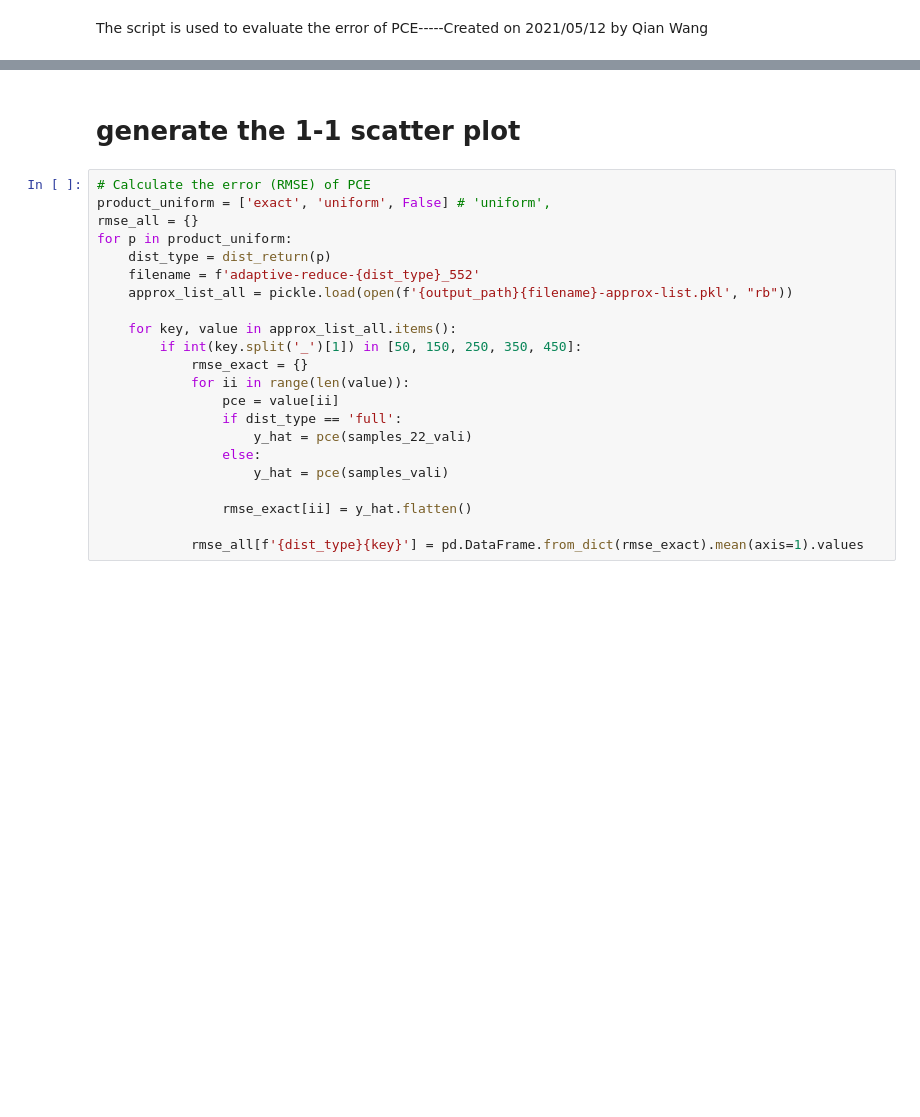
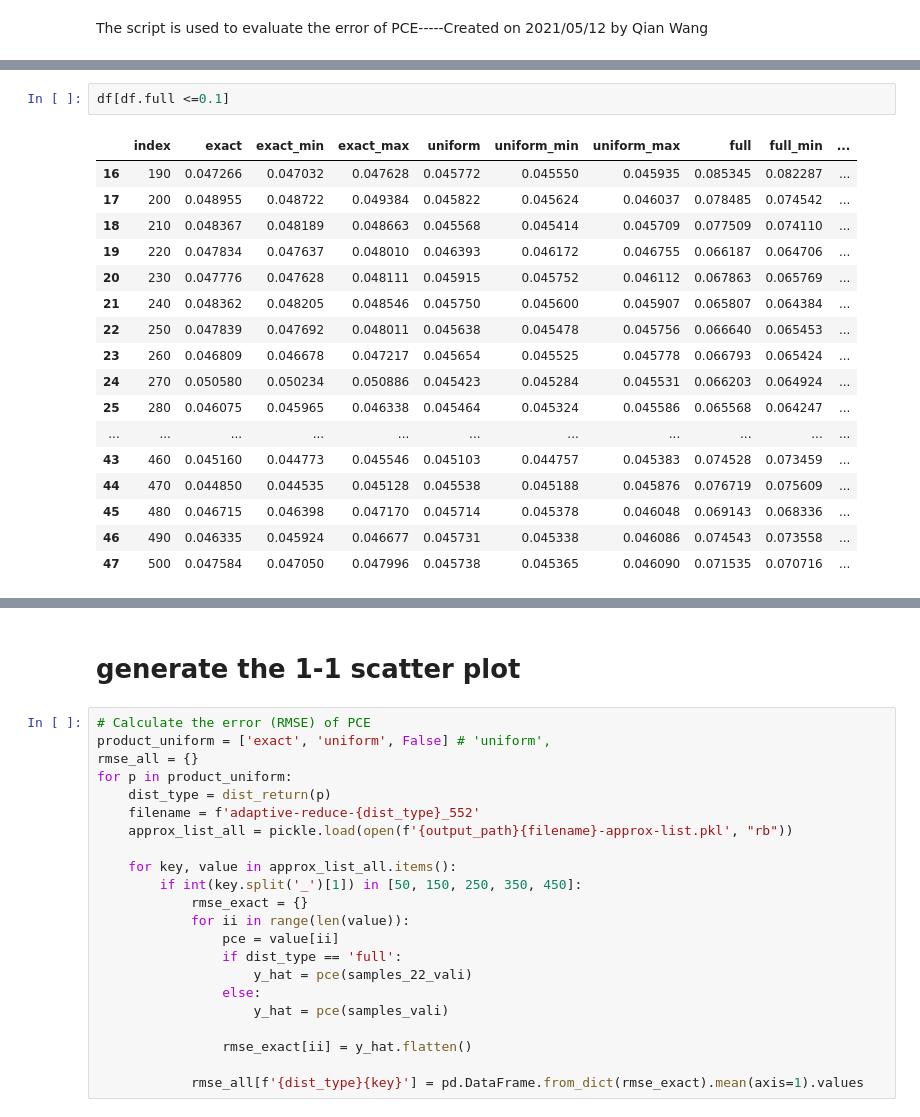
Before and after one commit to QianWanghhu/factor_fixing, a Jupyter notebook: qian_dev/PCE-performance.ipynb, the cells around one changed output, grey strips where cells are left out. Saved outputs shown, nothing was run; the diff lists cells and outputs as text; blank space fills up the shorter version.

```diff
--- a/qian_dev/PCE-performance.ipynb
+++ b/qian_dev/PCE-performance.ipynb
@@ -72,3 +85,23 @@ df.tail(5)
+# %%
+df[df.full <=0.1]
+# %% [output]
+|  | index | exact | exact_min | exact_max | uniform | uniform_min | uniform_max | full | full_min | ... |
+| 16 | 190 | 0.047266 | 0.047032 | 0.047628 | 0.045772 | 0.045550 | 0.045935 | 0.085345 | 0.082287 | ... |
+| 17 | 200 | 0.048955 | 0.048722 | 0.049384 | 0.045822 | 0.045624 | 0.046037 | 0.078485 | 0.074542 | ... |
+| 18 | 210 | 0.048367 | 0.048189 | 0.048663 | 0.045568 | 0.045414 | 0.045709 | 0.077509 | 0.074110 | ... |
+| 19 | 220 | 0.047834 | 0.047637 | 0.048010 | 0.046393 | 0.046172 | 0.046755 | 0.066187 | 0.064706 | ... |
+| 20 | 230 | 0.047776 | 0.047628 | 0.048111 | 0.045915 | 0.045752 | 0.046112 | 0.067863 | 0.065769 | ... |
+| 21 | 240 | 0.048362 | 0.048205 | 0.048546 | 0.045750 | 0.045600 | 0.045907 | 0.065807 | 0.064384 | ... |
+| 22 | 250 | 0.047839 | 0.047692 | 0.048011 | 0.045638 | 0.045478 | 0.045756 | 0.066640 | 0.065453 | ... |
+| 23 | 260 | 0.046809 | 0.046678 | 0.047217 | 0.045654 | 0.045525 | 0.045778 | 0.066793 | 0.065424 | ... |
+| 24 | 270 | 0.050580 | 0.050234 | 0.050886 | 0.045423 | 0.045284 | 0.045531 | 0.066203 | 0.064924 | ... |
+| 25 | 280 | 0.046075 | 0.045965 | 0.046338 | 0.045464 | 0.045324 | 0.045586 | 0.065568 | 0.064247 | ... |
+| ... | ... | ... | ... | ... | ... | ... | ... | ... | ... | ... |
+| 43 | 460 | 0.045160 | 0.044773 | 0.045546 | 0.045103 | 0.044757 | 0.045383 | 0.074528 | 0.073459 | ... |
+| 44 | 470 | 0.044850 | 0.044535 | 0.045128 | 0.045538 | 0.045188 | 0.045876 | 0.076719 | 0.075609 | ... |
+| 45 | 480 | 0.046715 | 0.046398 | 0.047170 | 0.045714 | 0.045378 | 0.046048 | 0.069143 | 0.068336 | ... |
+| 46 | 490 | 0.046335 | 0.045924 | 0.046677 | 0.045731 | 0.045338 | 0.046086 | 0.074543 | 0.073558 | ... |
+| 47 | 500 | 0.047584 | 0.047050 | 0.047996 | 0.045738 | 0.045365 | 0.046090 | 0.071535 | 0.070716 | ... |
 # %%
 # Plot RMSE vs sample size
 import matplotlib.ticker as mticker
```
Also changed, not shown: parts of 9 cells of this notebook.
